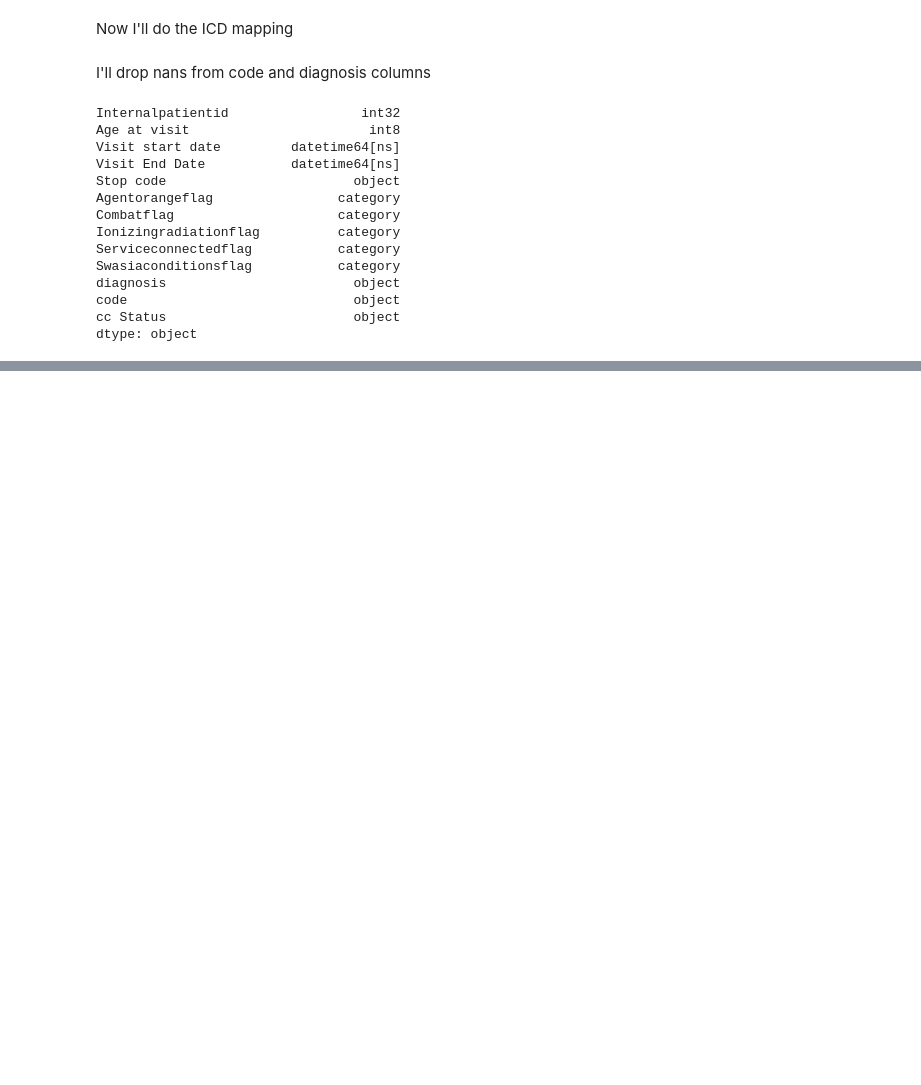
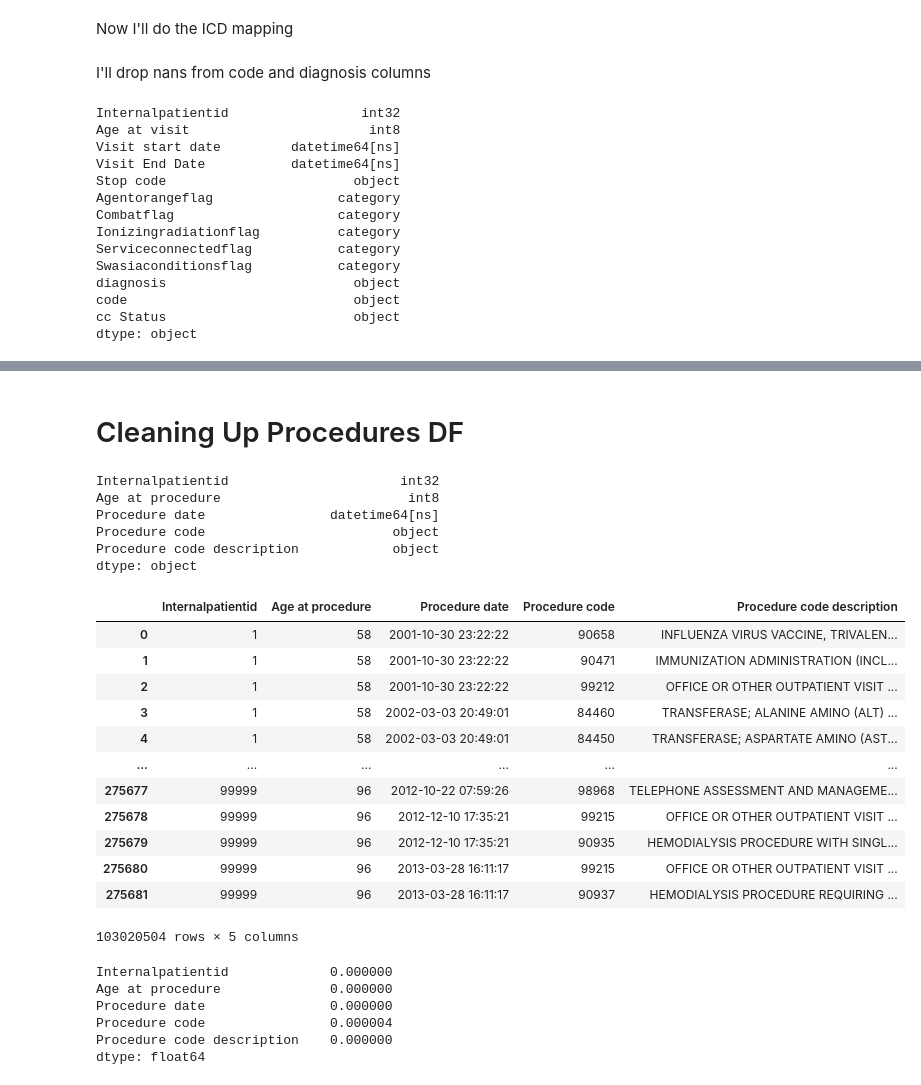
Before and after one commit to victormurcia/VCHAMPS, a Jupyter notebook: VCHAMPS_Data_CleanUp.ipynb, the cells around one changed output, grey strips where cells are left out. Drawn from its saved outputs; the diff is of its cells as text; code cells hidden in the pictures; blank space fills up the shorter version.

```diff
--- a/VCHAMPS_Data_CleanUp.ipynb
+++ b/VCHAMPS_Data_CleanUp.ipynb
@@ -2156,0 +2270,41 @@ outpatient_visits_df = outpatient_visits_df.compute()
+# %% [markdown]
+# Cleaning Up Procedures DF
+# %%
+procedures_df = dd.read_parquet('/content/drive/MyDrive/VCHAMPS - Train Data -  UTC/procedures_train.parquet/*.parquet')
+# %%
+procedures_df.dtypes
+# %% [output]
+Internalpatientid                      int32
+Age at procedure                        int8
+Procedure date                datetime64[ns]
+Procedure code                        object
+Procedure code description            object
+dtype: object
+# %%
+procedures_df = procedures_df.compute()
+# %%
+procedures_df
+# %% [output]
+|  | Internalpatientid | Age at procedure | Procedure date | Procedure code | Procedure code description |
+| 0 | 1 | 58 | 2001-10-30 23:22:22 | 90658 | INFLUENZA VIRUS VACCINE, TRIVALEN... |
+| 1 | 1 | 58 | 2001-10-30 23:22:22 | 90471 | IMMUNIZATION ADMINISTRATION (INCL... |
+| 2 | 1 | 58 | 2001-10-30 23:22:22 | 99212 | OFFICE OR OTHER OUTPATIENT VISIT ... |
+| 3 | 1 | 58 | 2002-03-03 20:49:01 | 84460 | TRANSFERASE; ALANINE AMINO (ALT) ... |
+| 4 | 1 | 58 | 2002-03-03 20:49:01 | 84450 | TRANSFERASE; ASPARTATE AMINO (AST... |
+| ... | ... | ... | ... | ... | ... |
+| 275677 | 99999 | 96 | 2012-10-22 07:59:26 | 98968 | TELEPHONE ASSESSMENT AND MANAGEME... |
+| 275678 | 99999 | 96 | 2012-12-10 17:35:21 | 99215 | OFFICE OR OTHER OUTPATIENT VISIT ... |
+| 275679 | 99999 | 96 | 2012-12-10 17:35:21 | 90935 | HEMODIALYSIS PROCEDURE WITH SINGL... |
+| 275680 | 99999 | 96 | 2013-03-28 16:11:17 | 99215 | OFFICE OR OTHER OUTPATIENT VISIT ... |
+| 275681 | 99999 | 96 | 2013-03-28 16:11:17 | 90937 | HEMODIALYSIS PROCEDURE REQUIRING ... |
+103020504 rows × 5 columns
+# %%
+nan_percentage = calculate_nan_percentage(procedures_df)
+nan_percentage
+# %% [output]
+Internalpatientid             0.000000
+Age at procedure              0.000000
+Procedure date                0.000000
+Procedure code                0.000004
+Procedure code description    0.000000
+dtype: float64
```
Also changed, not shown: parts of 25 cells of this notebook.
